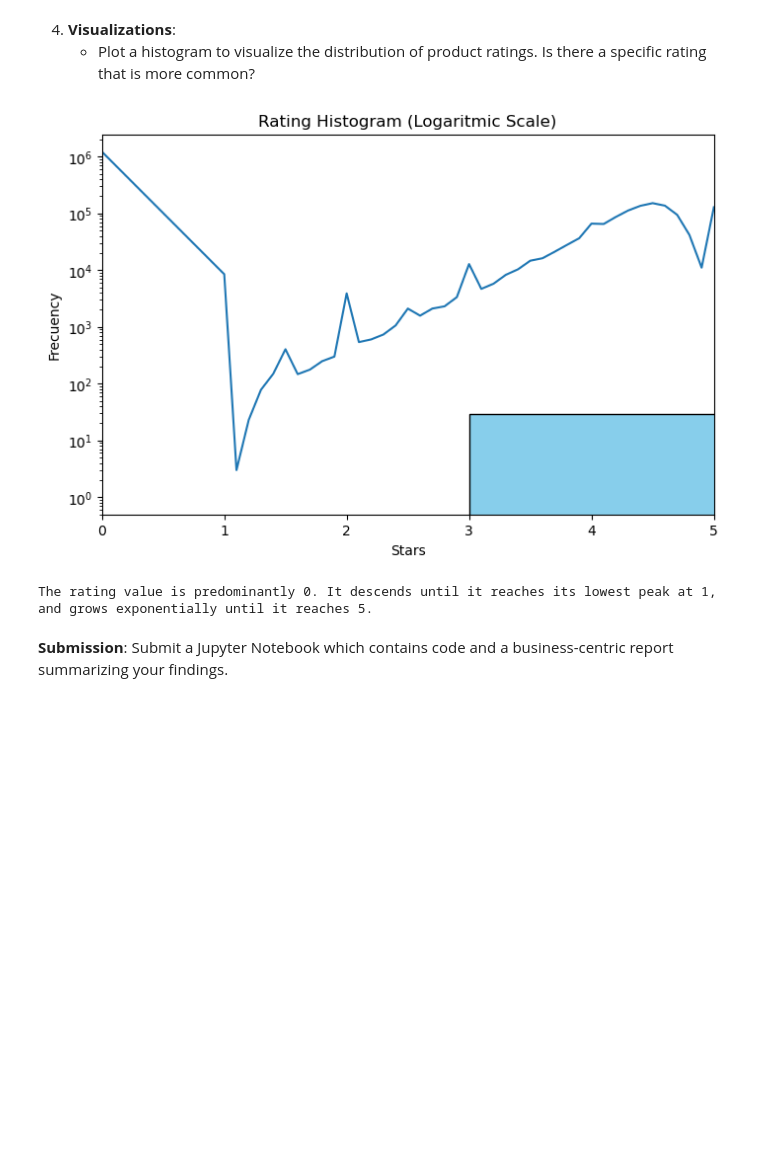
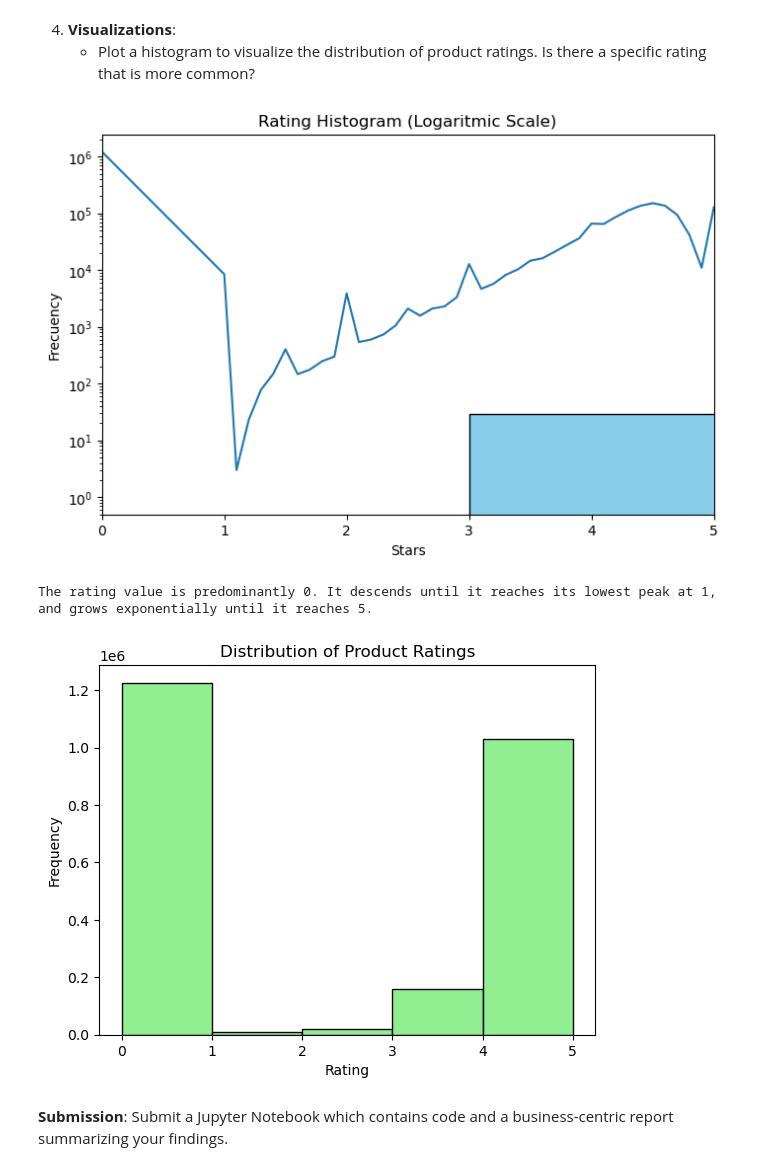
Before and after one commit to alruvamora/lab-eda-univariate, a Jupyter notebook: main.ipynb, the cells around one changed output. Drawn from its saved outputs; the diff is of its cells as text; code cells hidden in the pictures; blank space fills up the shorter version.

```diff
--- a/main.ipynb
+++ b/main.ipynb
@@ -313,17 +313,24 @@ kurtosis is positive (4241.616412866518): the distribution has heavy tails (more
 # %%
 s2=df.groupby("stars")["uid"].count()
 s2
 s2.plot(kind='line', title="Gráfico con Eje X de 0 a 5", figsize=(8, 5))
 plt.hist(s2, bins=50, color='skyblue', edgecolor='black', log=True)
 plt.xlim(0, 5)
 plt.title("Rating Histogram (Logaritmic Scale)")
 plt.xlabel("Stars")
 plt.ylabel("Frecuency")
 plt.show()
 
 print("The rating value is predominantly 0. It descends until it reaches its lowest peak at 1, and grows exponentially until it reaches 5.")
+
+plt.hist(df['stars'], bins=5, color='lightgreen', edgecolor='black')
+plt.title('Distribution of Product Ratings')
+plt.xlabel('Rating')
+plt.ylabel('Frequency')
+plt.show()
 # %% [output]
 [figure]
 The rating value is predominantly 0. It descends until it reaches its lowest peak at 1, and grows exponentially until it reaches 5.
+[figure, added]
 # %% [markdown]
 **Submission**: Submit a Jupyter Notebook which contains code and a business-centric report summarizing your findings.
```
